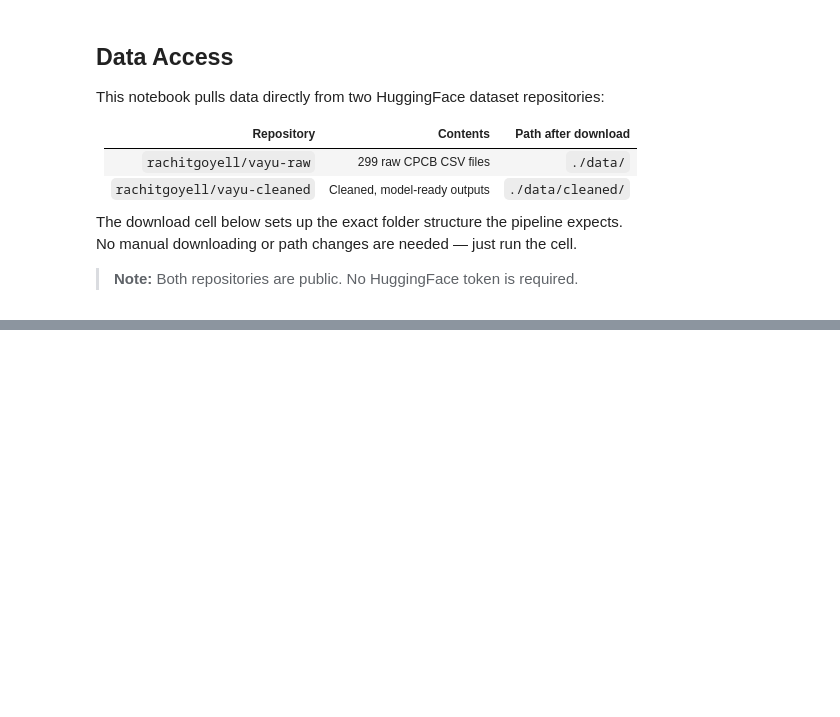
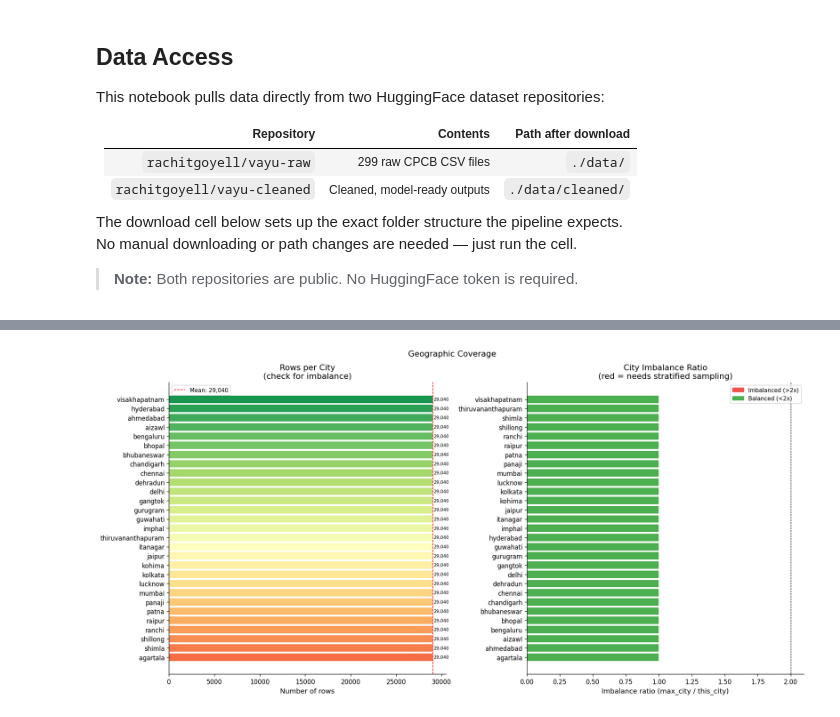
Before and after one commit to rachitgoyal14/vayu, a Jupyter notebook: final.ipynb, the cells around one changed output, grey strips where cells are left out. Cells and saved outputs as stored; diff of their text form; code cells hidden in the pictures; blank space fills up the shorter version.

Commit message:
checkpoint

```diff
--- a/final.ipynb
+++ b/final.ipynb
@@ -131,0 +1060,85 @@ print("✓ data/cleaned/ — cleaned files ready")
+# %%
+# ── Geographic coverage ───────────────────────────────────────────────────────
+df[date_col] = pd.to_datetime(df[date_col], errors='coerce')
+df['_year']  = df[date_col].dt.year
+df['_month'] = df[date_col].dt.month
+
+city_counts = df[city_col].value_counts().sort_values(ascending=True)
+imbalance   = (city_counts.max() / city_counts).sort_values(ascending=True)
+
+fig, axes = plt.subplots(1, 2, figsize=(16, 8))
+
+# Left: rows per city
+colors_city = plt.cm.RdYlGn(np.linspace(0.2, 0.9, len(city_counts)))
+bars = axes[0].barh(city_counts.index, city_counts.values, color=colors_city)
+axes[0].axvline(city_counts.mean(), color='red', linestyle='--',
+                linewidth=1, label=f'Mean: {city_counts.mean():,.0f}')
+axes[0].set_xlabel('Number of rows')
+axes[0].set_title('Rows per City\n(check for imbalance)')
+axes[0].legend(fontsize=9)
+for bar, val in zip(bars, city_counts.values):
+    axes[0].text(val + 100, bar.get_y() + bar.get_height()/2,
+                 f'{val:,}', va='center', fontsize=7)
+
+# Right: imbalance ratio
+colors_imb = ['#EF5350' if v > 2 else '#4CAF50' for v in imbalance.values]
+axes[1].barh(imbalance.index, imbalance.values, color=colors_imb)
+axes[1].axvline(2, color='black', linestyle='--', linewidth=0.8, label='2x threshold')
+axes[1].set_xlabel('Imbalance ratio (max_city / this_city)')
+axes[1].set_title('City Imbalance Ratio\n(red = needs stratified sampling)')
+red_p   = mpatches.Patch(color='#EF5350', label='Imbalanced (>2x)')
+green_p = mpatches.Patch(color='#4CAF50', label='Balanced (<2x)')
+axes[1].legend(handles=[red_p, green_p], fontsize=9)
+
+plt.suptitle('Geographic Coverage', fontsize=13)
+plt.tight_layout()
+plt.show()
+
+print(f'Total cities  : {len(city_counts)}')
+print(f'Max rows      : {city_counts.max():,}  ({city_counts.idxmax()})')
+print(f'Min rows      : {city_counts.min():,}  ({city_counts.idxmin()})')
+print(f'Imbalance     : {city_counts.max()/city_counts.min():.2f}x')
+if city_counts.max()/city_counts.min() <= 2:
+    print('  All cities balanced — standard train/test split is sufficient.')
+else:
+    print('  Imbalance detected — use stratify=city in train_test_split.')
+
+# ── Temporal coverage ─────────────────────────────────────────────────────────
+year_counts  = df['_year'].value_counts().sort_index()
+month_counts = df['_month'].value_counts().sort_index()
+month_names  = ['Jan','Feb','Mar','Apr','May','Jun',
+                'Jul','Aug','Sep','Oct','Nov','Dec']
+
+fig, axes = plt.subplots(1, 2, figsize=(15, 4))
+
+axes[0].bar(year_counts.index.astype(str), year_counts.values, color='#42A5F5')
+axes[0].set_xlabel('Year')
+axes[0].set_ylabel('Number of rows')
+axes[0].set_title('Rows per Year\n(uneven bars = partial year at boundary)')
+axes[0].tick_params(axis='x', rotation=45)
+for i, (yr, val) in enumerate(year_counts.items()):
+    axes[0].text(i, val + year_counts.max()*0.01,
+                 f'{val:,}', ha='center', fontsize=8)
+
+m_idx    = month_counts.index.tolist()
+m_names  = [month_names[m-1] for m in m_idx]
+m_colors = ['#EF5350' if m in [11, 12, 1, 2] else '#42A5F5' for m in m_idx]
+axes[1].bar(m_names, month_counts.values, color=m_colors)
+axes[1].set_xlabel('Month')
+axes[1].set_ylabel('Number of rows')
+axes[1].set_title('Rows per Month\n(red = winter, peak pollution season in India)')
+red_p  = mpatches.Patch(color='#EF5350', label='Winter (peak pollution)')
+blue_p = mpatches.Patch(color='#42A5F5', label='Other months')
+axes[1].legend(handles=[red_p, blue_p], fontsize=9)
+
+plt.suptitle('Temporal Coverage', fontsize=13)
+plt.tight_layout()
+plt.show()
+
+print(f'Date range : {df[date_col].min().date()}  to  {df[date_col].max().date()}')
+print(f'Years covered : {sorted(year_counts.index.tolist())}')
+print(f'All 12 months present : {len(month_counts) == 12}')
+
+df.drop(columns=['_year', '_month'], inplace=True)
+# %% [output]
+[figure, added]
```
Also changed, not shown: parts of 46 cells of this notebook, 9 other files.
